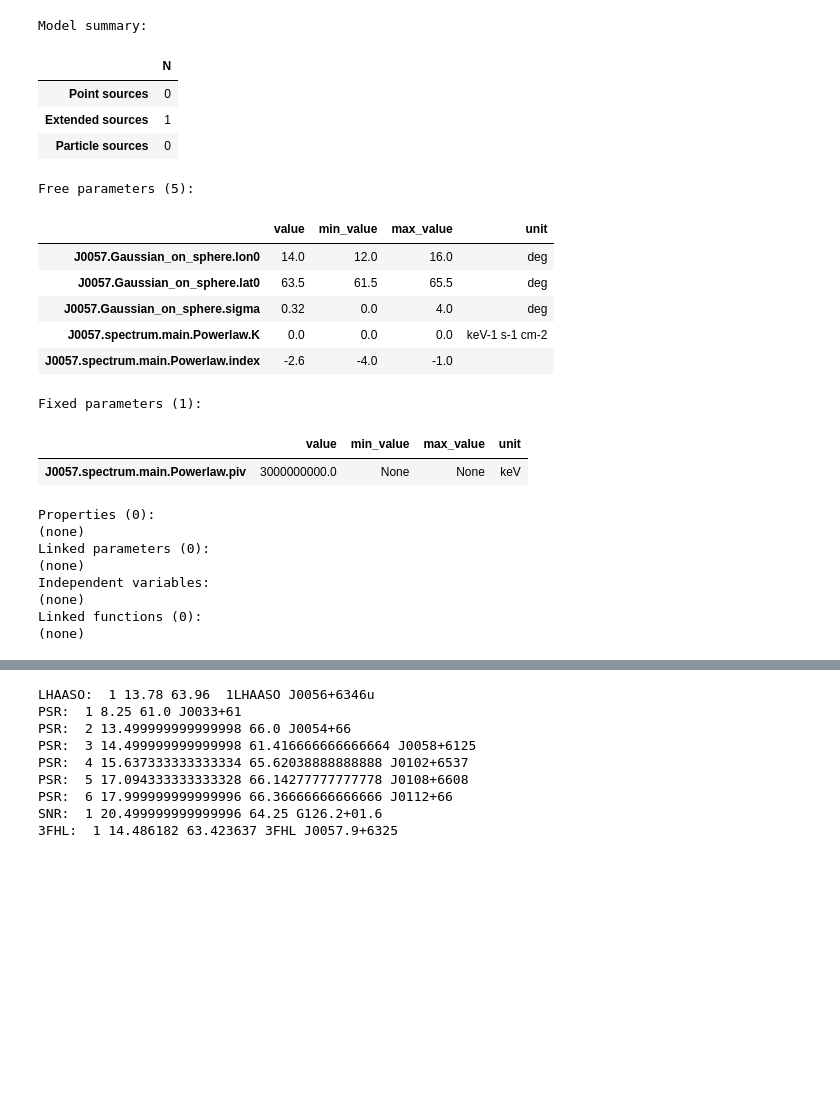
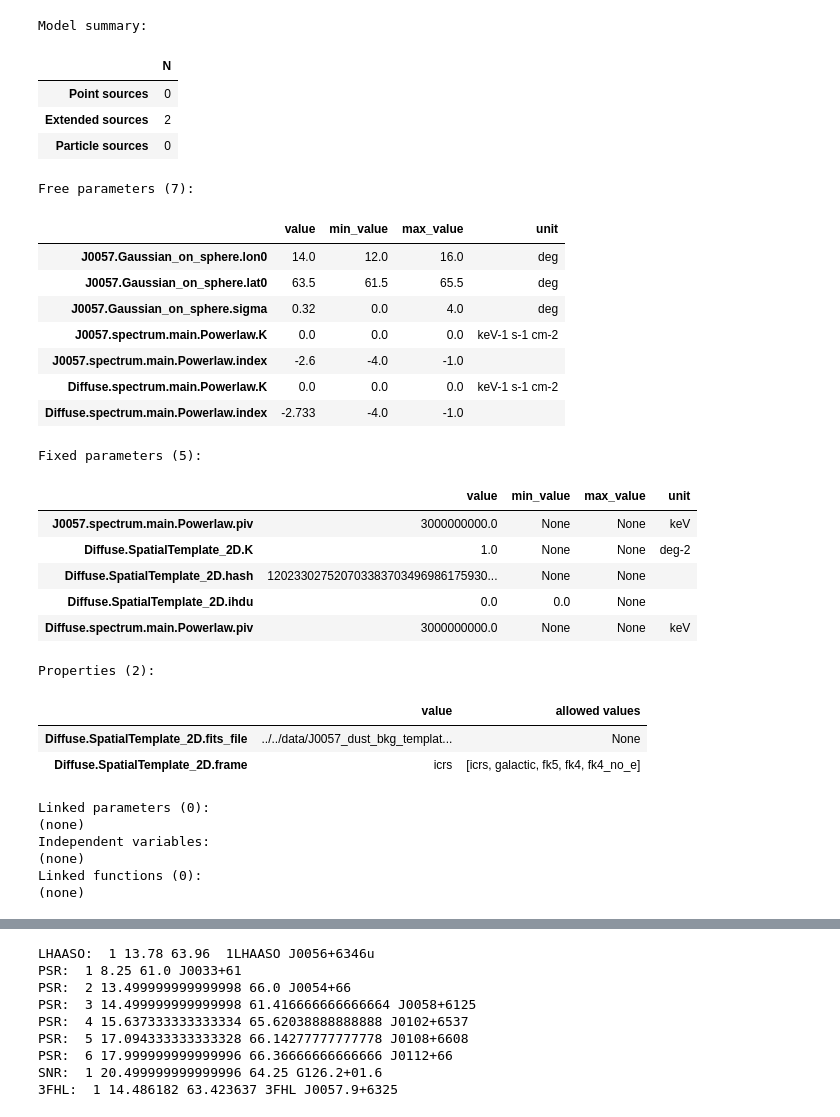
Before and after one commit to xiahouwenyu/3MLWCDA0.91, a Jupyter notebook: Standard/src/3MLnew_J0057.ipynb, the cells around one changed output, grey strips where cells are left out. Saved outputs shown, nothing was run; the diff lists cells and outputs as text; code cells hidden in the pictures; blank space fills up the shorter version.

```diff
--- a/Standard/src/3MLnew_J0057.ipynb
+++ b/Standard/src/3MLnew_J0057.ipynb
@@ -114,51 +114,59 @@ fig.savefig(f"../res/{region_name}/counts_all.png",dpi=300)
 # %%
-Modelname="1ext_0-5"
+Modelname="1ext_freeDGE_0-5"
 if not os.path.exists(f'../res/{region_name}/{Modelname}/'):
     os.system(f'mkdir ../res/{region_name}/{Modelname}/')
 
 J0057 = my.setsorce("J0057",ra1,dec1, sigma=0.32, sb=(0,4), #sf=True, #raf=True,decf=True,
                 indexb=(-4,-1),kb=(1e-14, 1e-12), #indexf=True,
                 fitrange=2)
 
 
 Diffuse = my.set_diffusebkg(
                 K = 3.8522428e-13,
                 file="../../data/J0057_dust_bkg_template.fits",
-                # Kf=False, indexf=False
+                Kf=False, indexf=False
                 )
-lm = Model(J0057) #, Diffuse
+lm = Model(J0057, Diffuse) #
 
 with open(f'../res/{region_name}/{Modelname}/Model_init.txt', 'w') as f:
     for key, value in lm.parameters.items():
         f.write(f'{key}: {value}\n')
 
 lm.save(f"../res/{region_name}/{Modelname}/Model_init.yml", overwrite=True)
 
 lm.display(complete=True)
 # %% [output]
 Model summary:
 |  | N |
 | Point sources | 0 |
-| Extended sources | 1 |
+| Extended sources | 2 |
 | Particle sources | 0 |
-Free parameters (5):
+Free parameters (7):
 |  | value | min_value | max_value | unit |
 | J0057.Gaussian_on_sphere.lon0 | 14.0 | 12.0 | 16.0 | deg |
 | J0057.Gaussian_on_sphere.lat0 | 63.5 | 61.5 | 65.5 | deg |
 | J0057.Gaussian_on_sphere.sigma | 0.32 | 0.0 | 4.0 | deg |
 | J0057.spectrum.main.Powerlaw.K | 0.0 | 0.0 | 0.0 | keV-1 s-1 cm-2 |
 | J0057.spectrum.main.Powerlaw.index | -2.6 | -4.0 | -1.0 |  |
+| Diffuse.spectrum.main.Powerlaw.K | 0.0 | 0.0 | 0.0 | keV-1 s-1 cm-2 |
+| Diffuse.spectrum.main.Powerlaw.index | -2.733 | -4.0 | -1.0 |  |
-Fixed parameters (1):
+Fixed parameters (5):
 |  | value | min_value | max_value | unit |
 | J0057.spectrum.main.Powerlaw.piv | 3000000000.0 | None | None | keV |
+| Diffuse.SpatialTemplate_2D.K | 1.0 | None | None | deg-2 |
+| Diffuse.SpatialTemplate_2D.hash | 120233027520703383703496986175930... | None | None |  |
+| Diffuse.SpatialTemplate_2D.ihdu | 0.0 | 0.0 | None |  |
+| Diffuse.spectrum.main.Powerlaw.piv | 3000000000.0 | None | None | keV |
-Properties (0):
-(none)
-Linked parameters (0):
-(none)
-Independent variables:
-(none)
-Linked functions (0):
-(none)
+Properties (2):
+|  | value | allowed values |
+| Diffuse.SpatialTemplate_2D.fits_file | ../../data/J0057_dust_bkg_templat... | None |
+| Diffuse.SpatialTemplate_2D.frame | icrs | [icrs, galactic, fk5, fk4, fk4_no_e] |
+Linked parameters (0):
+(none)
+Independent variables:
+(none)
+Linked functions (0):
+(none)
 # %%
 %matplotlib inline
 result = my.fit(region_name, Modelname, WCDA, lm, 0, 5,mini="ROOT")
```
Also changed, not shown: parts of 9 cells of this notebook, 1 other file.
